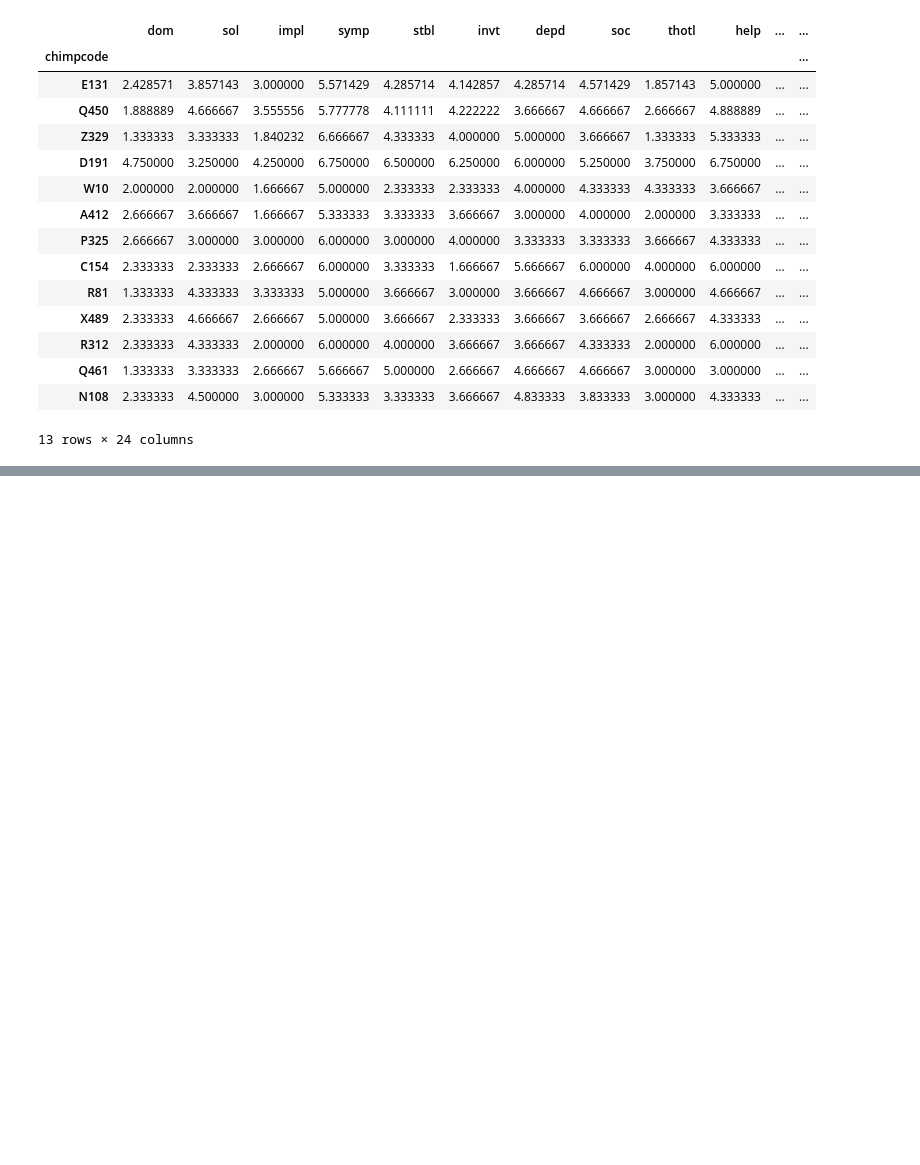
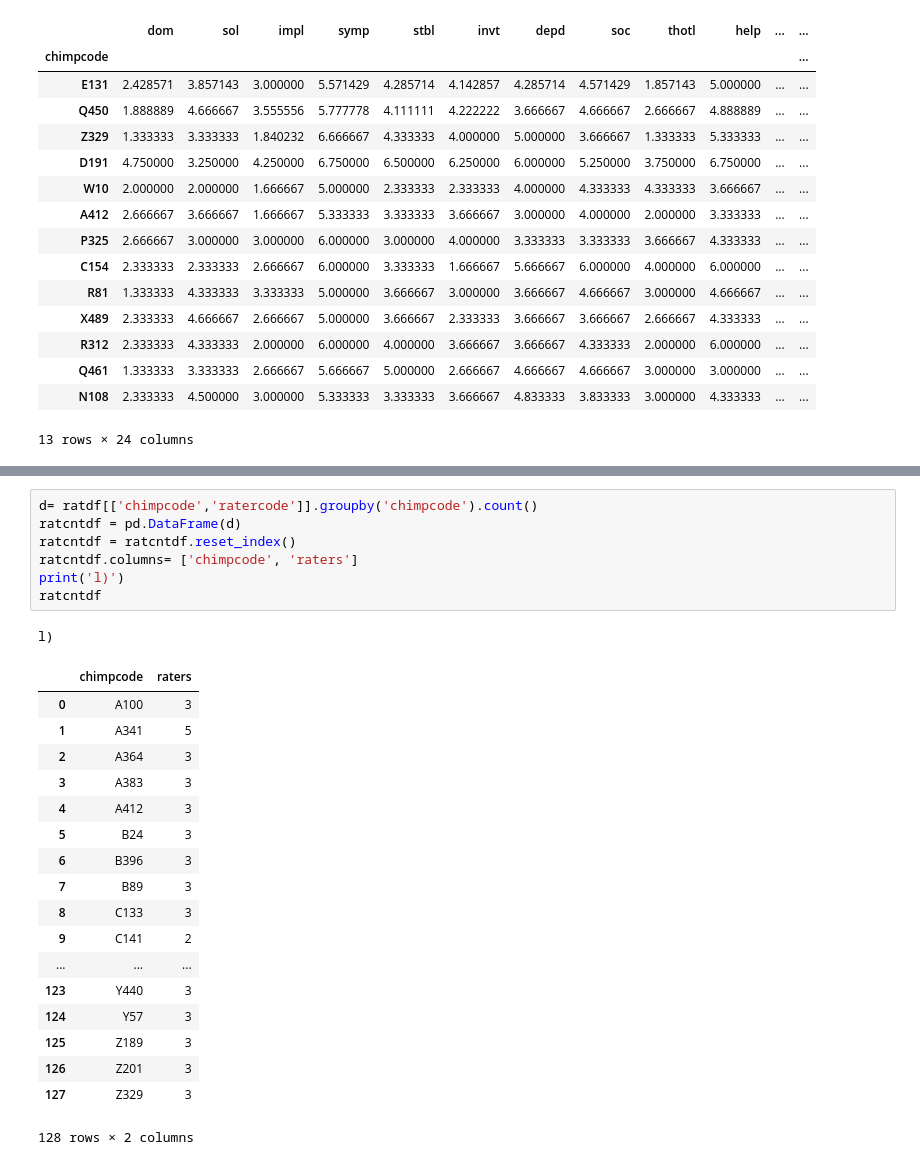
Before and after one commit to vasiach/PracticalDataScience, a Jupyter notebook: Assignment2.ipynb, the cells around one changed output, grey strips where cells are left out. Cells and saved outputs as stored; diff of their text form; blank space fills up the shorter version.

```diff
--- a/Assignment2.ipynb
+++ b/Assignment2.ipynb
@@ -86,0 +129,27 @@ traits = np.tile(list(tmp.columns), len(score))
+# %%
+d= ratdf[['chimpcode','ratercode']].groupby('chimpcode').count()
+ratcntdf = pd.DataFrame(d)
+ratcntdf = ratcntdf.reset_index()
+ratcntdf.columns= ['chimpcode', 'raters']
+print('l)')
+ratcntdf
+# %% [output]
+l)
+|  | chimpcode | raters |
+| 0 | A100 | 3 |
+| 1 | A341 | 5 |
+| 2 | A364 | 3 |
+| 3 | A383 | 3 |
+| 4 | A412 | 3 |
+| 5 | B24 | 3 |
+| 6 | B396 | 3 |
+| 7 | B89 | 3 |
+| 8 | C133 | 3 |
+| 9 | C141 | 2 |
+| ... | ... | ... |
+| 123 | Y440 | 3 |
+| 124 | Y57 | 3 |
+| 125 | Z189 | 3 |
+| 126 | Z201 | 3 |
+| 127 | Z329 | 3 |
+128 rows × 2 columns
```
Also changed, not shown: parts of 13 cells of this notebook.
